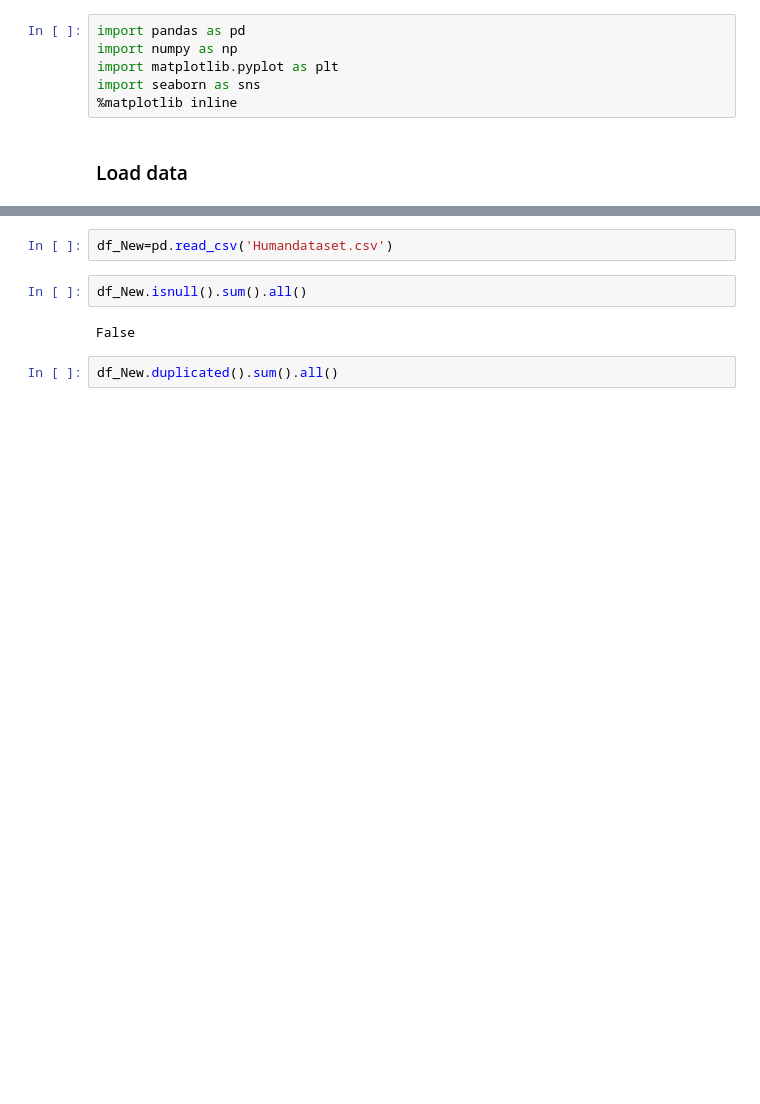
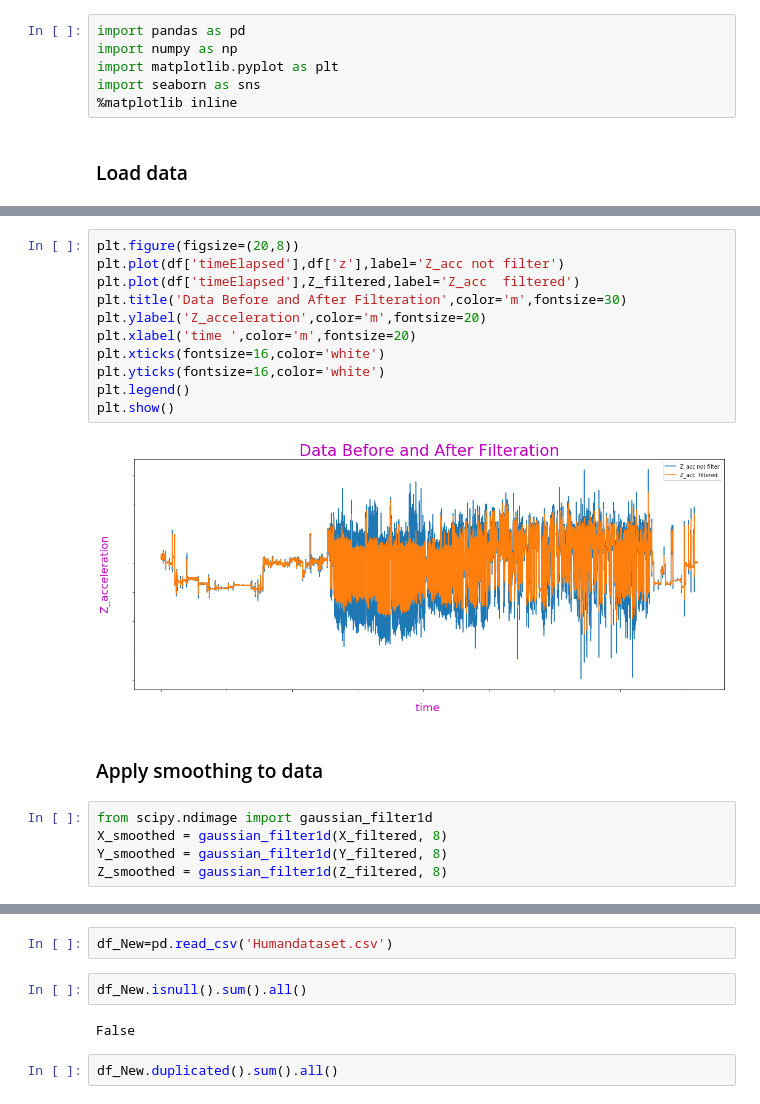
Before and after one commit to yousefkhaled282/Selected_1, a Jupyter notebook: Human Activity Recognition.ipynb, the cells around one changed output, grey strips where cells are left out. Cells and saved outputs as stored; diff of their text form; blank space fills up the shorter version.

```diff
--- a/Human Activity Recognition.ipynb
+++ b/Human Activity Recognition.ipynb
@@ -8,0 +120,20 @@ import seaborn as sns
+# %%
+plt.figure(figsize=(20,8))
+plt.plot(df['timeElapsed'],df['z'],label='Z_acc not filter')
+plt.plot(df['timeElapsed'],Z_filtered,label='Z_acc  filtered')
+plt.title('Data Before and After Filteration',color='m',fontsize=30)
+plt.ylabel('Z_acceleration',color='m',fontsize=20)
+plt.xlabel('time ',color='m',fontsize=20)
+plt.xticks(fontsize=16,color='white')
+plt.yticks(fontsize=16,color='white')
+plt.legend()
+plt.show()
+# %% [output]
+[figure, added]
+# %% [markdown]
+### Apply smoothing to data
+# %%
+from scipy.ndimage import gaussian_filter1d
+X_smoothed = gaussian_filter1d(X_filtered, 8)
+Y_smoothed = gaussian_filter1d(Y_filtered, 8)
+Z_smoothed = gaussian_filter1d(Z_filtered, 8)
```
Also changed, not shown: parts of 31 cells of this notebook, 5 other files.
